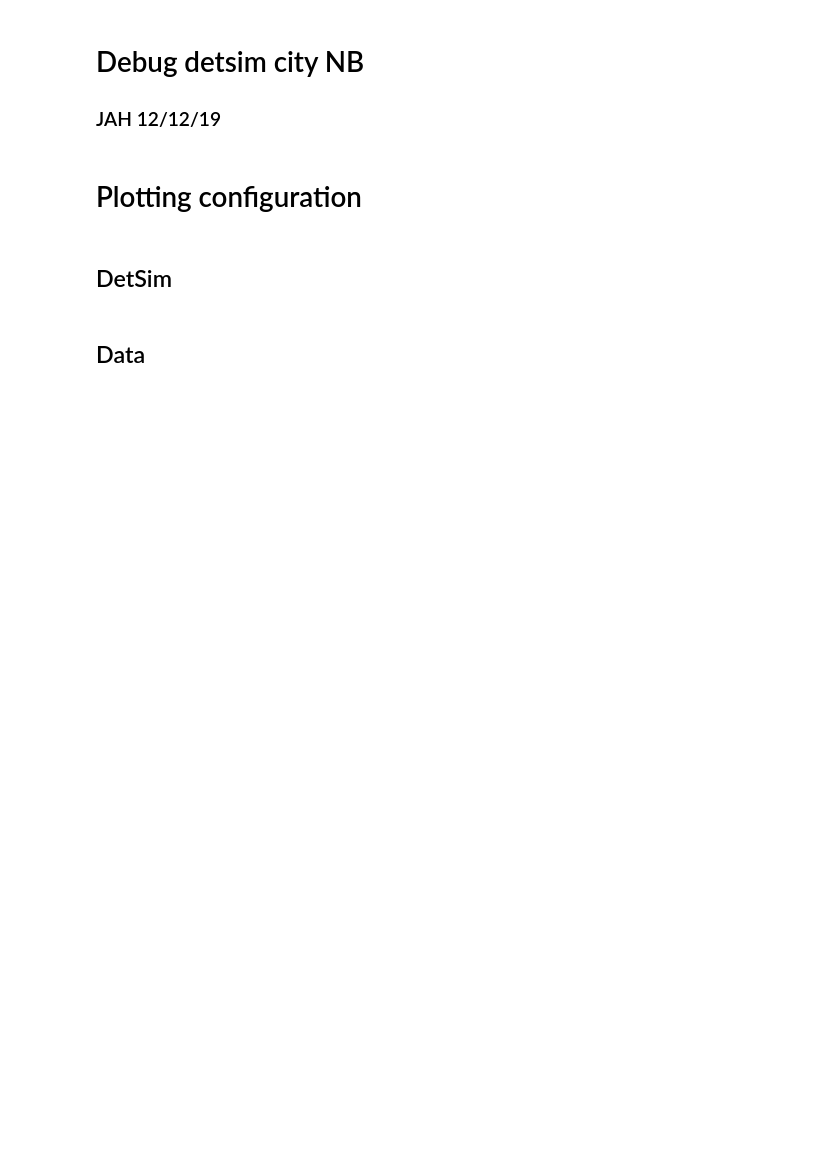
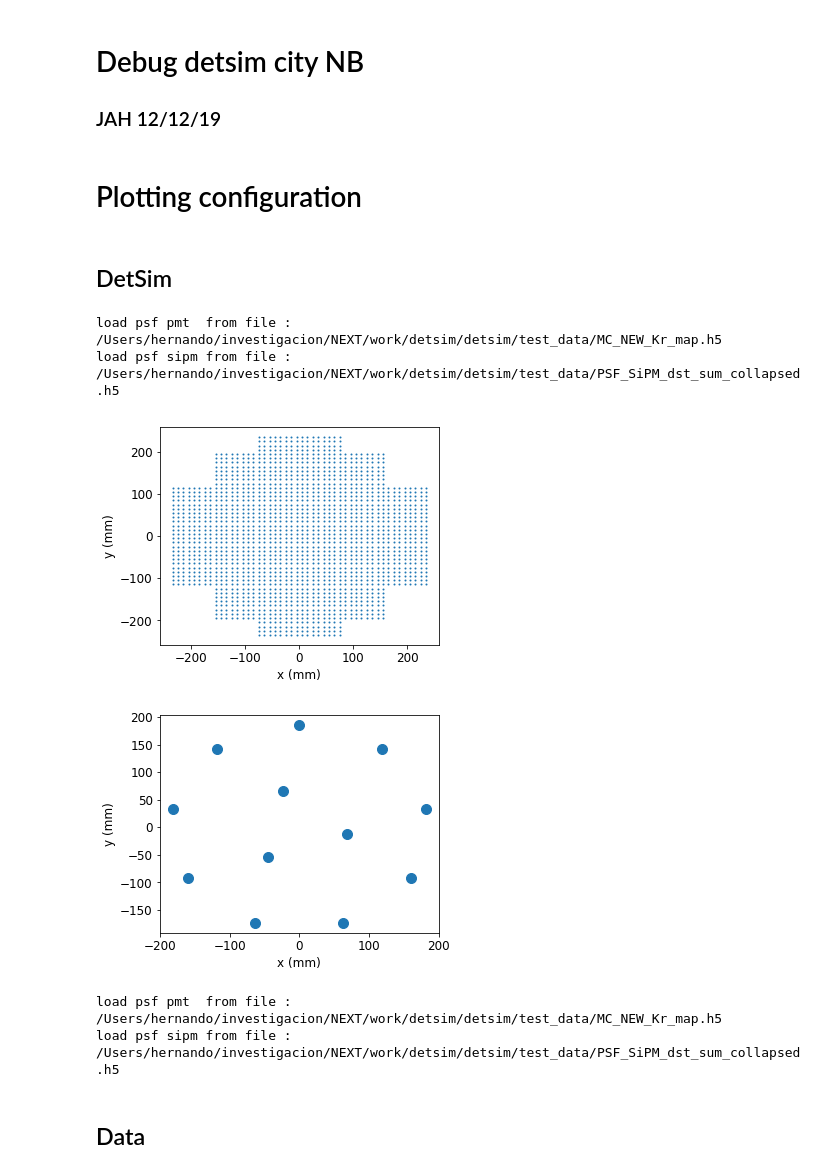
Before and after one commit to jahernando/ICAROSNB, a Jupyter notebook: JAH/detsim/detsim_city.ipynb, the cells around one changed output. Cells and saved outputs as stored; diff of their text form; code cells hidden in the pictures; blank space fills up the shorter version.

Commit message:
detsim city/kr latest re-factory

```diff
--- a/JAH/detsim/detsim_city.ipynb
+++ b/JAH/detsim/detsim_city.ipynb
@@ -48,6 +48,17 @@ print(detsimparams.nsipms)
+# %%
+detector, run_number = 'new', -1
+krmap_filename   = '/Users/hernando/investigacion/NEXT/work/detsim/detsim/test_data/MC_NEW_Kr_map.h5'
+psfsipm_filename = '/Users/hernando/investigacion/NEXT/work/detsim/detsim/test_data/PSF_SiPM_dst_sum_collapsed.h5'
+dsim             = ds.DetSimParameters(detector, run_number, krmap_filename, psfsipm_filename)
+# %% [output]
+load psf pmt  from file :  /Users/hernando/investigacion/NEXT/work/detsim/detsim/test_data/MC_NEW_Kr_map.h5
+load psf sipm from file :  /Users/hernando/investigacion/NEXT/work/detsim/detsim/test_data/PSF_SiPM_dst_sum_collapsed.h5
 # %%
-plt.scatter(detsimparams.x_sipms, detsimparams.y_sipms, s = 1.)
+plt.scatter(dsim.x_sipms, dsim.y_sipms, s = 1.)
 plt.xlabel('x (mm)'); plt.ylabel('y (mm)');
 plt.figure()
-plt.scatter(detsimparams.x_pmts, detsimparams.y_pmts, s = 1e2)
+plt.scatter(dsim.x_pmts, dsim.y_pmts, s = 1e2)
 plt.xlabel('x (mm)'); plt.ylabel('y (mm)');
+# %% [output]
+[figure, added]
+[figure, added]
@@ -66,3 +65,11 @@ adc_to_pes_sipms  = dsim.adc_to_pes_sipms
+# %%
+generate_wfs_       = ds.get_function_generate_wfs(detector, run_number, krmap_filename, psfsipm_filename)
+simulate_electrons_ = ds.get_function_simulate_electrons(dsim)
+simulate_pes_       = ds.get_function_simulate_pes(dsim)
+simulate_wfs_       = ds.get_function_simulate_wfs(dsim)
+# %% [output]
+load psf pmt  from file :  /Users/hernando/investigacion/NEXT/work/detsim/detsim/test_data/MC_NEW_Kr_map.h5
+load psf sipm from file :  /Users/hernando/investigacion/NEXT/work/detsim/detsim/test_data/PSF_SiPM_dst_sum_collapsed.h5
 # %% [markdown]
 ## Data
 # %%
```
Also changed, not shown: parts of 34 cells of this notebook, 1 other file.
